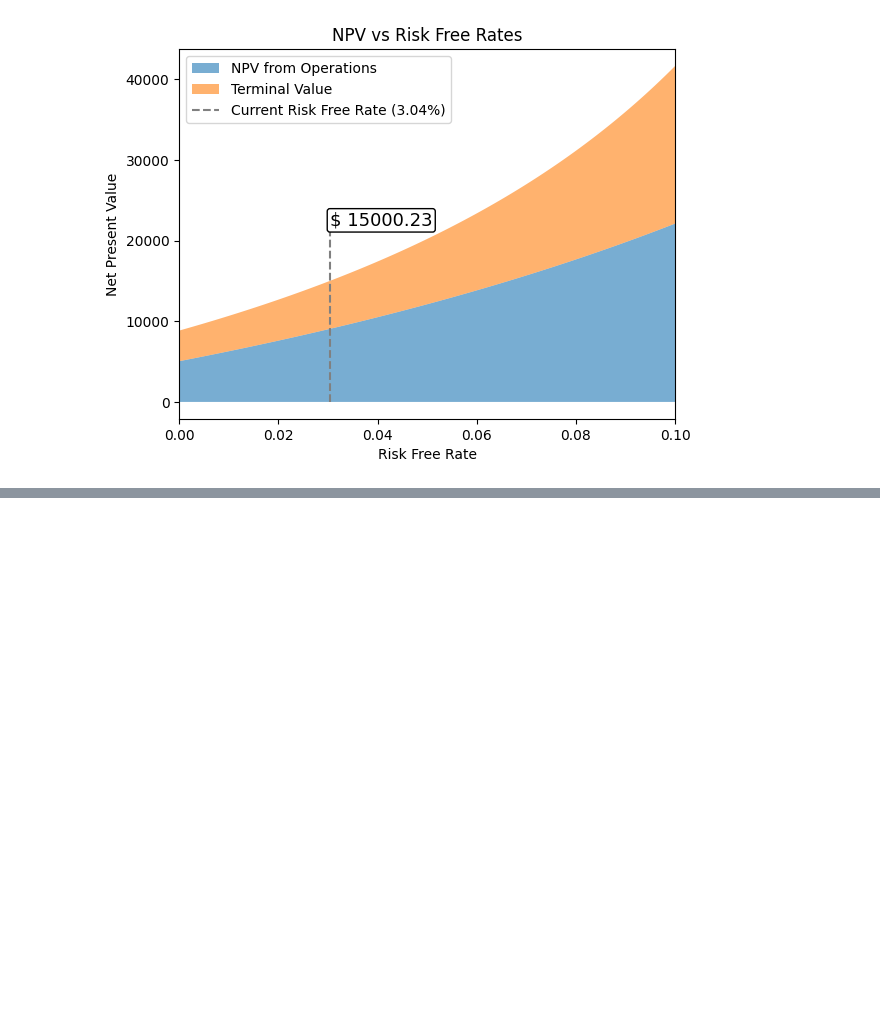
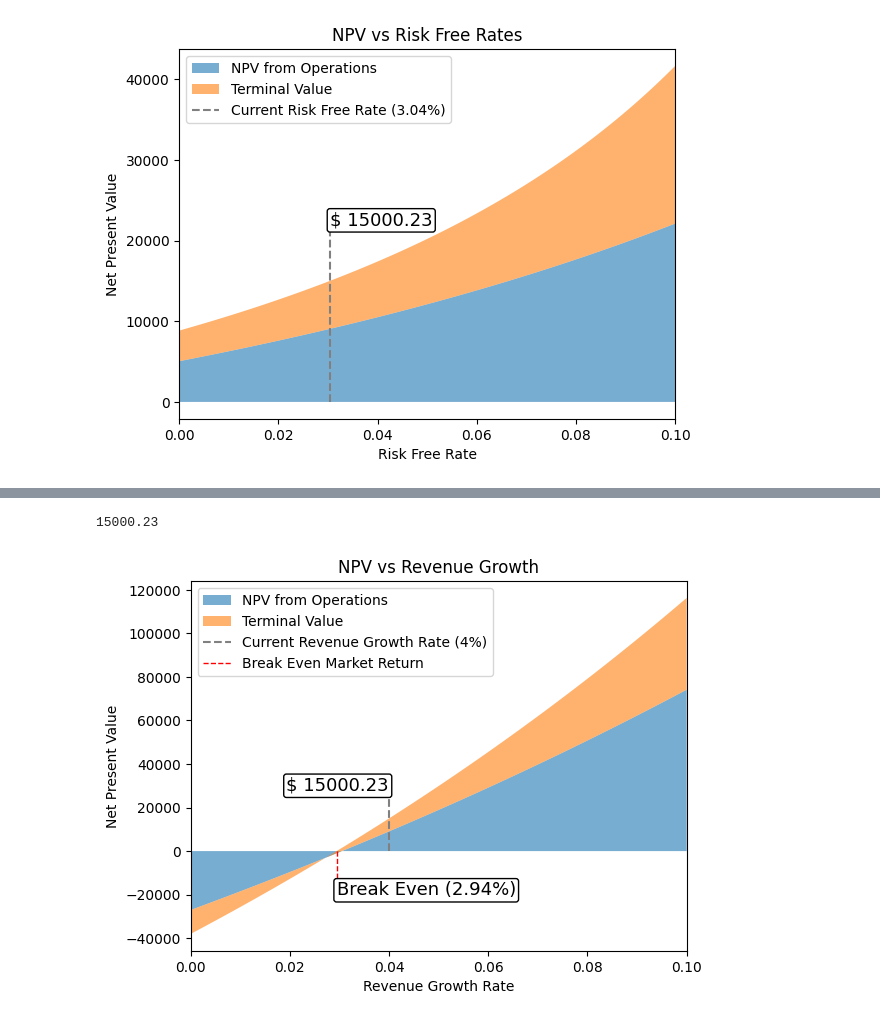
Before and after one commit to Zin9zan9/EntFi_Case_Study, a Jupyter notebook: case_study.ipynb, the cells around one changed output, grey strips where cells are left out. Drawn from its saved outputs; the diff is of its cells as text; code cells hidden in the pictures; blank space fills up the shorter version.

Commit message:
Growth Rate Simulation

```diff
--- a/case_study.ipynb
+++ b/case_study.ipynb
@@ -41,7 +42,8 @@ def calculate_wacc(tax_rate = 0.35, unlevered_beta = 0.69,
 def calculate_npv(tax_rate = 0.35, investments = 18100, facility_costs = 16800,
                   labor_costs = 110240, revenues = 386100, inflation_rate = 0.04,
                   starting_cash = 27651.75,unlevered_beta = 0.69, risk_free_rate = 0.0304,
-                  market_return = 0.115, liquidity_premium = 0.05, interest_rate = 0.09):
+                  market_return = 0.115, liquidity_premium = 0.05, interest_rate = 0.09,
+                  cost_factor = 0.63, revenue_growth = 0.04):
 
 
     equity = starting_cash
@@ -54,7 +56,7 @@ def calculate_npv(tax_rate = 0.35, investments = 18100, facility_costs = 16800,
     principal_payment = [1745.44, 1909.17, 2088.26, 2284.16, 2498.43, 0, 0, 0, 0, 0, 0]
 
     for i in range(10):
-        operating_costs = revenues * 0.63
+        operating_costs = revenues * cost_factor
         depreciation = macrs[i] * investments
         loan_repayment = principal_payment[i] + interest_payment[i]
         ebit = revenues - operating_costs - labor_costs - facility_costs - depreciation
@@ -75,7 +77,7 @@ def calculate_npv(tax_rate = 0.35, investments = 18100, facility_costs = 16800,
         # Update the costs and revenues for next year
         facility_costs *= (1 + inflation_rate)
         labor_costs *= (1 + inflation_rate)
-        revenues *= (1 + inflation_rate)
+        revenues *= (1 + revenue_growth)
 
         # Calculate Payout
         cash_buffer = 0.05*(1+inflation_rate)*revenues
@@ -285,0 +292,71 @@ plt.show()
+# %%
+calculate_npvs = np.vectorize(calculate_npv)
+min_lim = 0
+max_lim = 0.1
+revenue_growths = np.linspace(min_lim, max_lim, 100)
+npvs = calculate_npvs(revenue_growth=revenue_growths)
+
+# Calculate the stacked values
+operations_npv = npvs[0]
+terminal_value = npvs[1]
+
+# Specific risk free rate value at 0.04
+total_npv_035 = calculate_npv(revenue_growth=0.04)[2]
+print(total_npv_035)
+
+# Plot the stacked areas using revenue_growths
+plt.fill_between(revenue_growths, 0, operations_npv, label='NPV from Operations', alpha=0.6)
+plt.fill_between(revenue_growths, operations_npv, operations_npv + terminal_value, label='Terminal Value', alpha=0.6)
+
+# Add a vertical line at risk_free_rate=0.0304
+plt.vlines(x=0.04, ymin=0, ymax=total_npv_035 * 2, color='grey', linestyle='--', label='Current Revenue Growth Rate (4%)')
+plt.vlines(x=0.029425, ymin=0, ymax=-1.2*total_npv_035, color='red', linestyle='--', label='Break Even Market Return', linewidth=1)
+
+
+
+# Add NPV at current risk free rate value label
+plt.text(
+    0.04,
+    total_npv_035 * 2,
+    r"$ " + str(total_npv_035),
+    fontsize=13,
+    va="center",
+    ha="right",
+    bbox=dict(
+        facecolor="white",
+        edgecolor="black",
+        boxstyle="round",
+        pad=0.15
+    ),
+    zorder=10  # to make sure the text is on top
+)
+
+plt.text(
+    0.029425,
+    -1.2*total_npv_035,
+    "Break Even (2.94%)",
+    fontsize=13,
+    va="center",
+    bbox=dict(
+        facecolor="white",
+        edgecolor="black",
+        boxstyle="round",
+        pad=0.15
+    ),
+    zorder=10 # to make sure the text is on top
+)
+
+# Adding labels and title
+plt.xlabel('Revenue Growth Rate')
+plt.ylabel('Net Present Value')
+plt.title('NPV vs Revenue Growth')
+plt.legend()
+
+# Set the x-axis limits to match the revenue_growths range
+plt.xlim(min_lim, max_lim)
+
+# Show plot
+plt.show()
+# %% [output]
+15000.23
+[figure, added]
```
Also changed, not shown: parts of 2 cells of this notebook.
